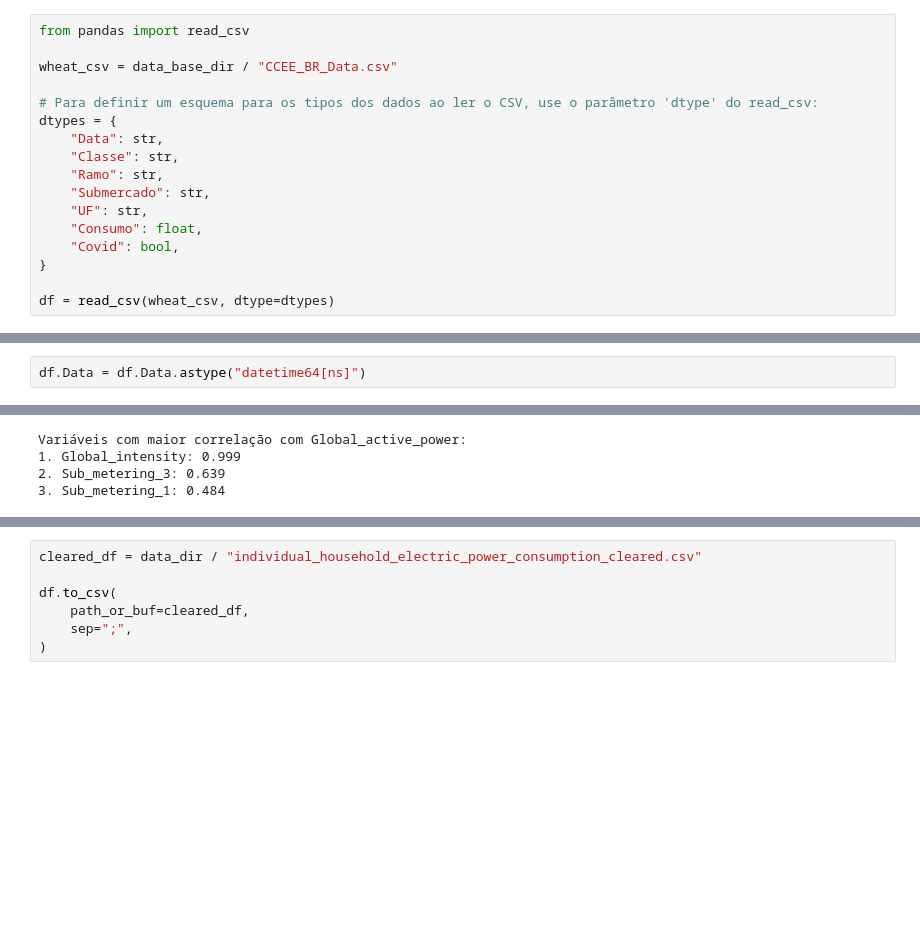
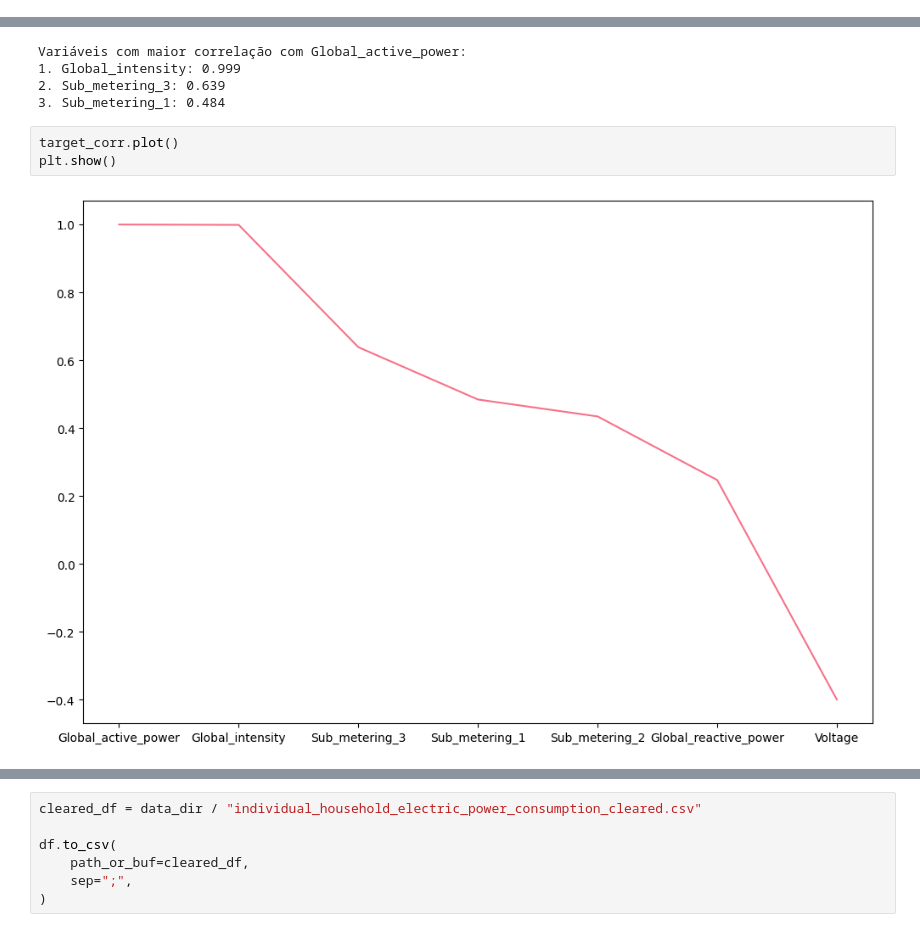
Before and after one commit to Danielcmc100/DataScience, a Jupyter notebook: Aula02.ipynb, the cells around one changed output, grey strips where cells are left out. Saved outputs shown, nothing was run; the diff lists cells and outputs as text; blank space fills up the shorter version.

```diff
--- a/Aula02.ipynb
+++ b/Aula02.ipynb
@@ -16,17 +2,0 @@ data_base_dir = Path(dataset_str)
-# %%
-from pandas import read_csv
-
-wheat_csv = data_base_dir / "CCEE_BR_Data.csv"
-
-# Para definir um esquema para os tipos dos dados ao ler o CSV, use o parâmetro 'dtype' do read_csv:
-dtypes = {
-    "Data": str,
-    "Classe": str,
-    "Ramo": str,
-    "Submercado": str,
-    "UF": str,
-    "Consumo": float,
-    "Covid": bool,
-}
-
-df = read_csv(wheat_csv, dtype=dtypes)
@@ -35,2 +2,0 @@ df.head()
-# %%
-df.Data = df.Data.astype("datetime64[ns]")
@@ -307,4 +200,9 @@ Variáveis com maior correlação com Global_active_power:
 1. Global_intensity: 0.999
 2. Sub_metering_3: 0.639
 3. Sub_metering_1: 0.484
+# %%
+target_corr.plot()
+plt.show()
+# %% [output]
+[figure, added]
 # %%
```
Also changed, not shown: parts of 36 cells of this notebook.
